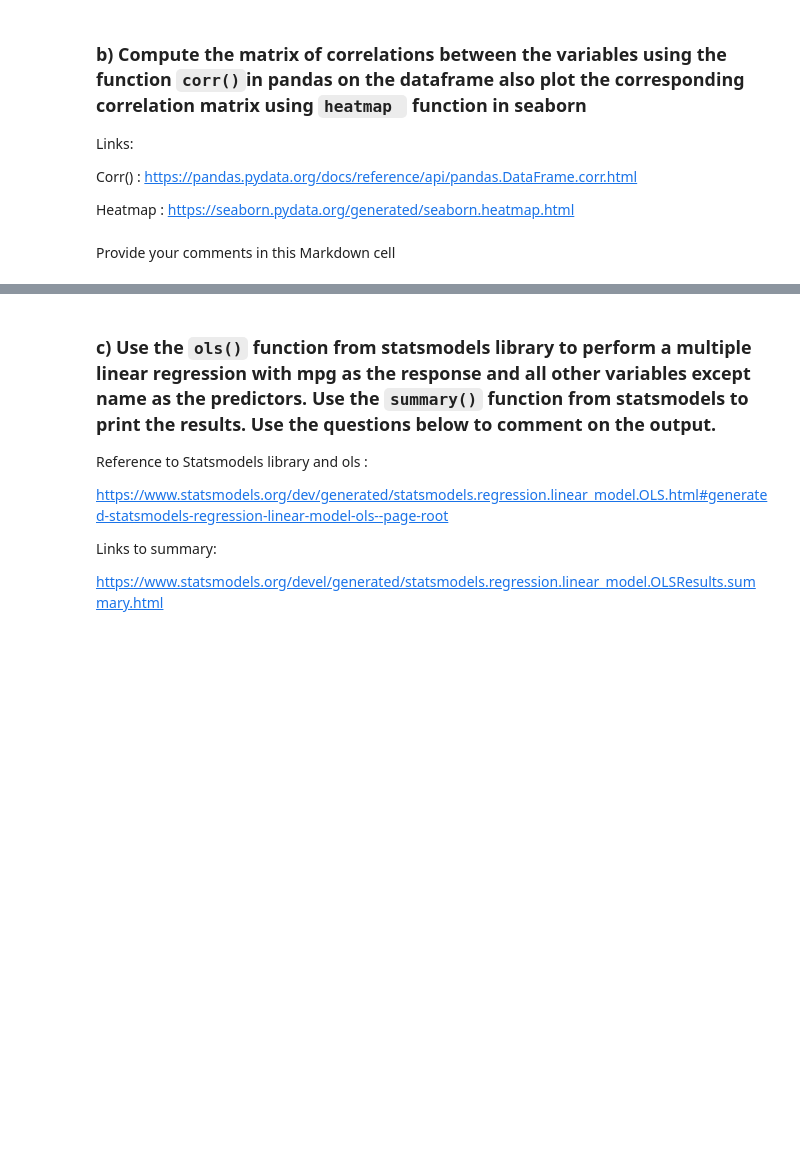
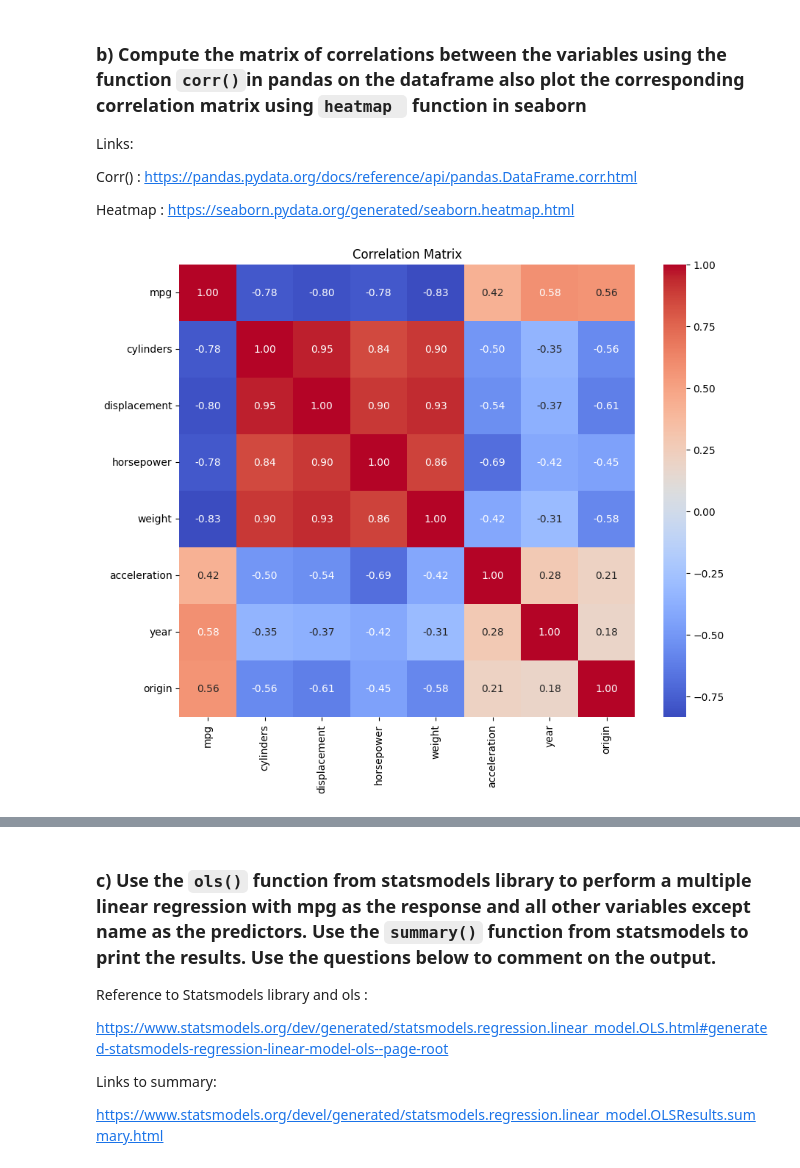
Before and after one commit to yatender-oktalk/machine-learning-arizona, a Jupyter notebook: week 1/IML_Assignment_1_learner_template.ipynb, the cells around one changed output, grey strips where cells are left out. Saved outputs shown, nothing was run; the diff lists cells and outputs as text; code cells hidden in the pictures; blank space fills up the shorter version.

```diff
--- a/week 1/IML_Assignment_1_learner_template.ipynb
+++ b/week 1/IML_Assignment_1_learner_template.ipynb
@@ -278,2 +482,13 @@ Heatmap : https://seaborn.pydata.org/generated/seaborn.heatmap.html
-# %% [markdown]
-Provide your comments in this Markdown cell
+# %%
+# BEGIN SOLUTION
+# I have to drop the non-numeric columns
+numeric_columns = df.select_dtypes(include=['float64', 'int64'])
+correlation_matrix = numeric_columns.corr()
+# Plot the corresponding correlation matrix using heatmap
+plt.figure(figsize=(10, 8))
+sns.heatmap(correlation_matrix, annot=True, cmap='coolwarm', fmt=".2f", annot_kws={"size": 10})
+plt.title('Correlation Matrix')
+plt.show()
+# END SOLUTION
+# %% [output]
+[figure, added]
```
Also changed, not shown: parts of 121 cells of this notebook, 2 other files.
